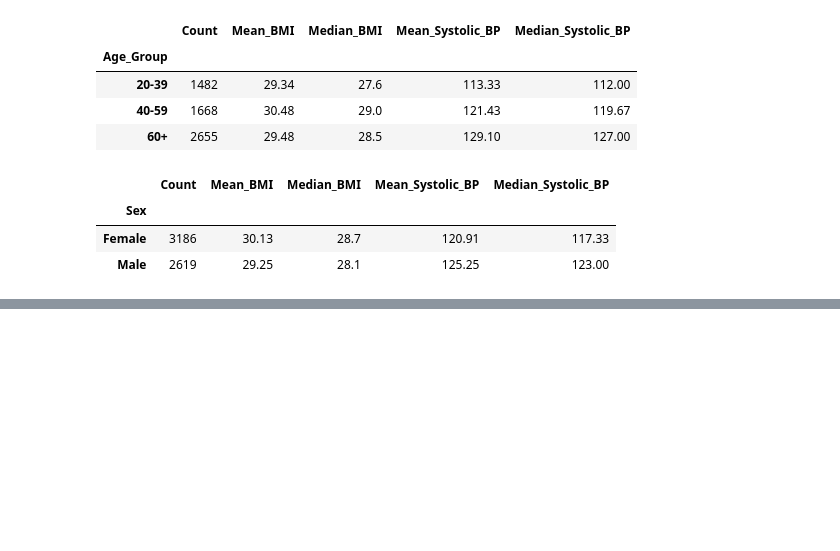
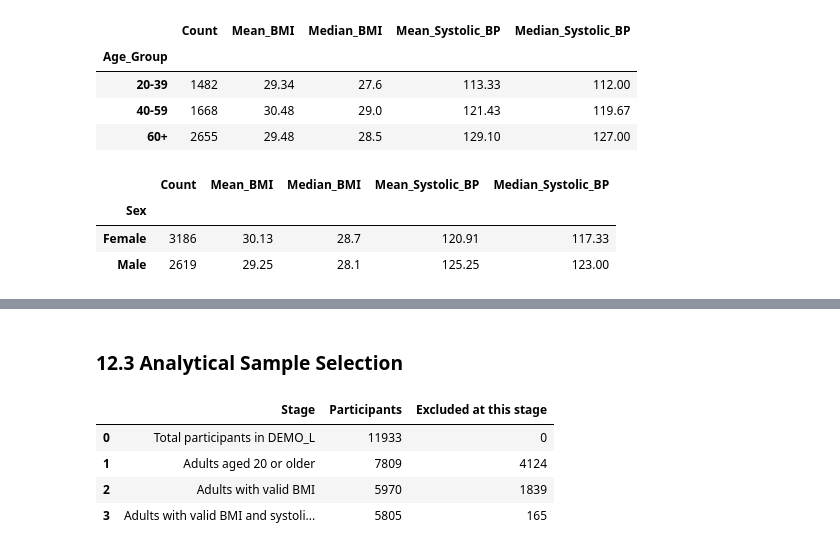
Before and after one commit to HisEgo/NHANES_Project, a Jupyter notebook: notebooks/phase1_exploration.ipynb, the cells around one changed output, grey strips where cells are left out. Drawn from its saved outputs; the diff is of its cells as text; code cells hidden in the pictures; blank space fills up the shorter version.

Commit message:
Add variable descriptions and analytical sample selection

```diff
--- a/notebooks/phase1_exploration.ipynb
+++ b/notebooks/phase1_exploration.ipynb
@@ -866,0 +975,32 @@ display(sex_comparison.round(2))
+# %% [markdown]
+### 12.3 Analytical Sample Selection
+# %%
+sample_selection = pd.DataFrame({
+    "Stage": [
+        "Total participants in DEMO_L",
+        "Adults aged 20 or older",
+        "Adults with valid BMI",
+        "Adults with valid BMI and systolic BP"
+    ],
+    "Participants": [
+        len(merged),
+        len(adult_data),
+        len(with_bmi),
+        len(with_bp)
+    ]
+})
+
+sample_selection["Excluded at this stage"] = [
+    0,
+    len(merged) - len(adult_data),
+    len(adult_data) - len(with_bmi),
+    len(with_bmi) - len(with_bp)
+]
+
+display(sample_selection)
+# %% [output]
+|  | Stage | Participants | Excluded at this stage |
+| 0 | Total participants in DEMO_L | 11933 | 0 |
+| 1 | Adults aged 20 or older | 7809 | 4124 |
+| 2 | Adults with valid BMI | 5970 | 1839 |
+| 3 | Adults with valid BMI and systoli... | 5805 | 165 |
```
Also changed, not shown: parts of 4 cells of this notebook.
